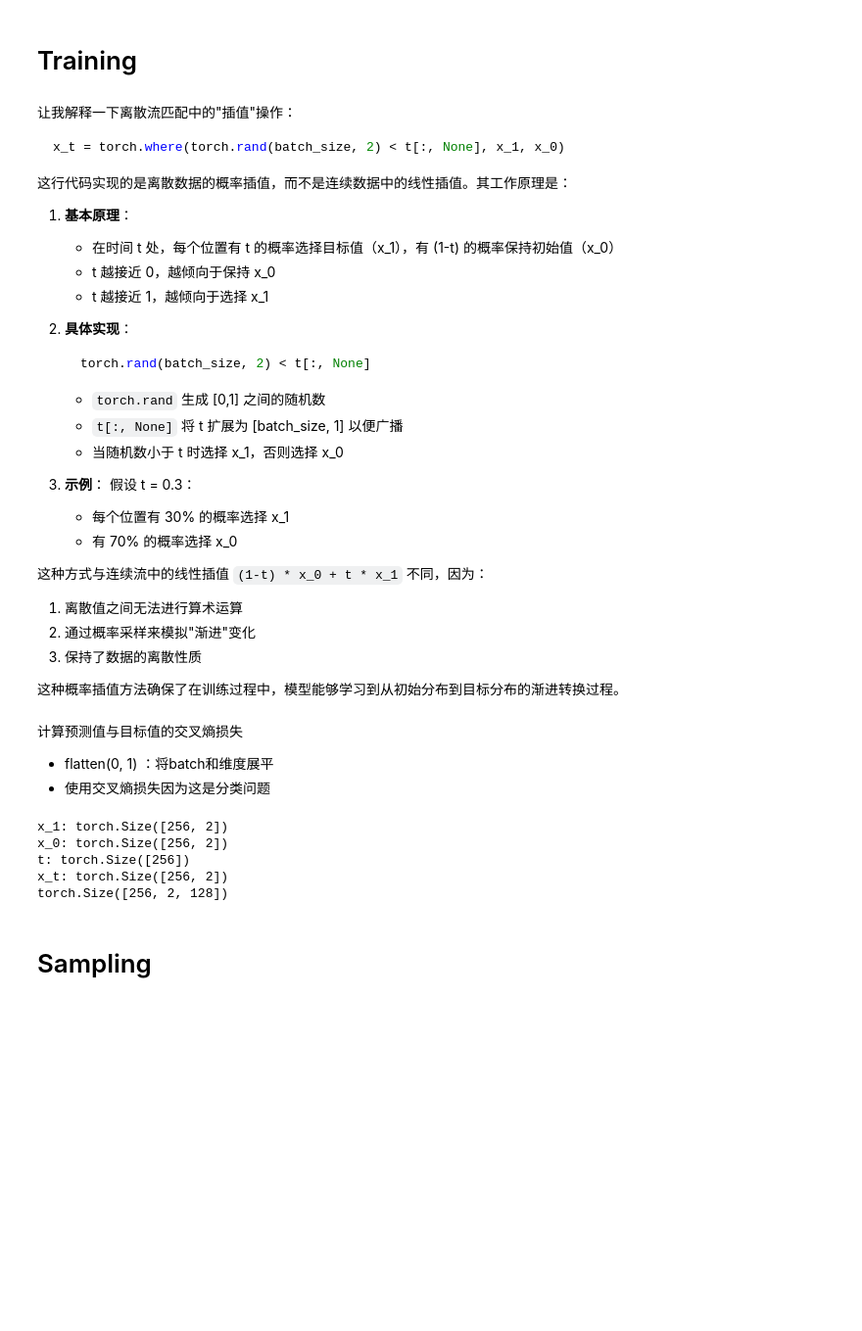
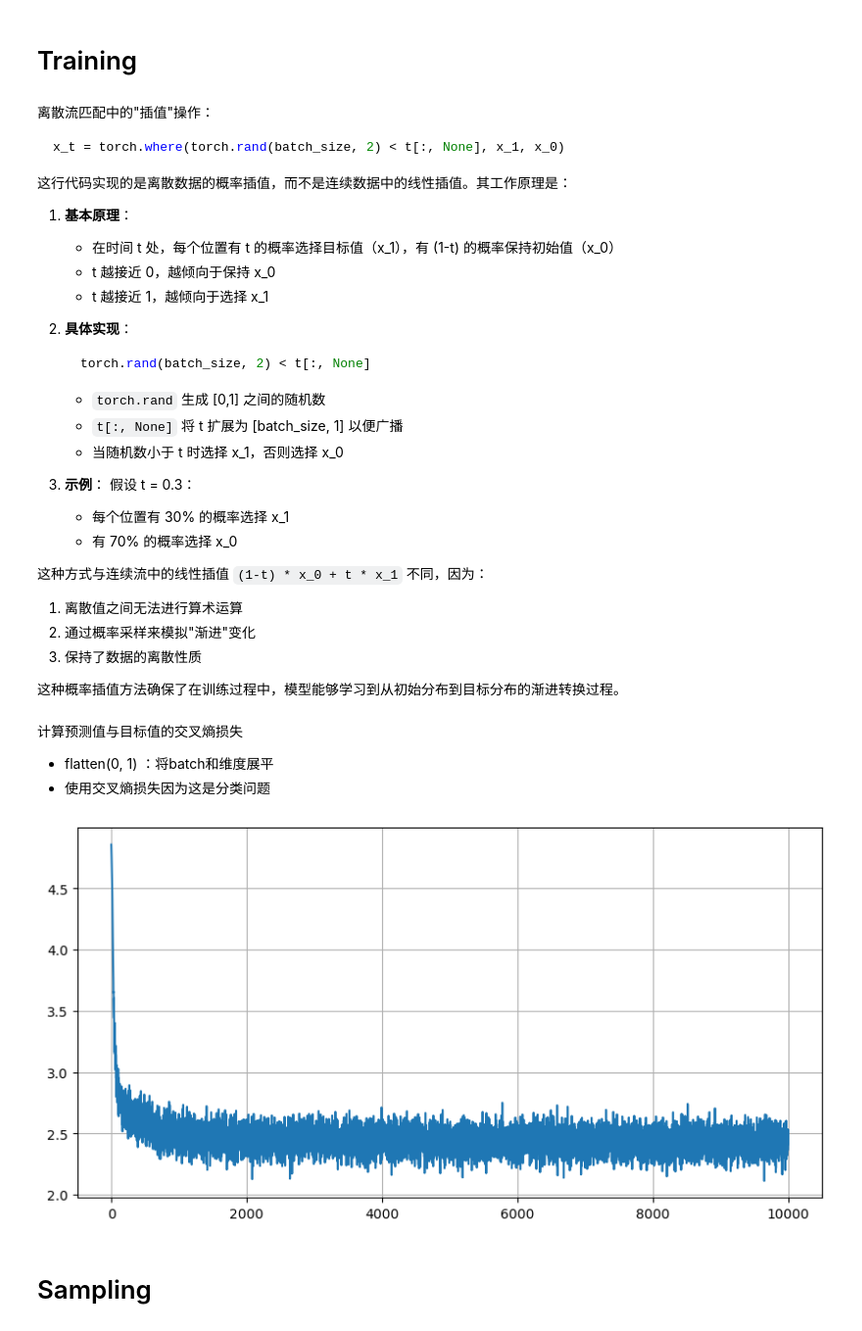
Before and after one commit to offline888/Paper-recover, a Jupyter notebook: Flow_matching/flow_matching-main/examples/standalone_discrete_flow_matching.ipynb, the cells around one changed output. Shown: that part at 98% size. Cells and saved outputs as stored; diff of their text form; code cells hidden in the pictures; blank space fills up the shorter version.

````diff
--- a/Flow_matching/flow_matching-main/examples/standalone_discrete_flow_matching.ipynb
+++ b/Flow_matching/flow_matching-main/examples/standalone_discrete_flow_matching.ipynb
@@ -13,7 +13,9 @@ class DiscreteFlow(nn.Module):
         """
         super().__init__()
         self.v = v  # 词汇表大小
-        self.embed = nn.Embedding(v, h)  # 将离散值嵌入到h维空间
+        # 离散-》连续
+         # 输出：[batch_size, dim, h]
+        self.embed = nn.Embedding(v, h)
         self.net = nn.Sequential(
             nn.Linear(dim * h + 1, h), nn.ELU(),  # 输入维度为dim*h+1(包含时间t)
             nn.Linear(h, h), nn.ELU(),
@@ -28,7 +30,25 @@ class DiscreteFlow(nn.Module):
         Return:
             Tensor: 每个位置的概率分布，形状为[batch_size, dim, v]
         """
-        return self.net(torch.cat((t[:, None], self.embed(x_t).flatten(1, 2)), -1)).reshape(list(x_t.shape) + [self.v])
+        # 1. 将时间t扩展为列向量
+        t_expanded = t[:, None]  # [batch_size, 1]
+
+        # 2. 获取输入x_t的嵌入表示
+        x_embedded = self.embed(x_t)  # [batch_size, dim, h]
+
+        # 3. 将嵌入展平为2D张量
+        x_flat = x_embedded.flatten(1, 2)  # [batch_size, dim*h]
+
+        # 4. 在最后一个维度上拼接时间t和展平的嵌入
+        combined = torch.cat((t_expanded, x_flat), -1)  # [batch_size, dim*h + 1]
+
+        # 5. 通过网络处理
+        output = self.net(combined)  # [batch_size, dim*v]
+
+        # 6. 重塑输出为所需的形状
+        result = output.reshape(list(x_t.shape) + [self.v])  # [batch_size, dim, v]
+
+        return result
 # %% [markdown]
 $p(x_{t+1}|x_t, t) = \text{softmax}(f_\theta(t, \text{embed}(x_t)))$
 
@@ -51,7 +71,7 @@ $p(x_{t+1}|x_t, t) = \text{softmax}(f_\theta(t, \text{embed}(x_t)))$
 # %% [markdown]
 # Training
 # %% [markdown]
-让我解释一下离散流匹配中的"插值"操作：
+离散流匹配中的"插值"操作：
 
 ```python
 x_t = torch.where(torch.rand(batch_size, 2) < t[:, None], x_1, x_0)
@@ -88,44 +108,52 @@ x_t = torch.where(torch.rand(batch_size, 2) < t[:, None], x_1, x_0)
 - flatten(0, 1) ：将batch和维度展平
 - 使用交叉熵损失因为这是分类问题
 # %%
+from tqdm import tqdm
+import matplotlib.pyplot as plt
 config={
     "optimizer": "Adam",
     "learning_rate": 0.001,
     "loss_fn": "CrossEntropyLoss",
     "batch_size": 256,
     "vocab_size": 128,
     "epochs": 10000}
-batch_size = 256
+batch_size = 512
 vocab_size = 128
 model = DiscreteFlow(v=vocab_size)
-optim = torch.optim.Adam(model.parameters(), lr=0.001)
+optim = torch.optim.AdamW(model.parameters(), lr=0.001)
 
-# 训练循环
-for epoch in range(10000):
+
+losses = []
+
+for epoch in tqdm(range(10000), desc="Training"):
     # 生成目标分布数据(月牙形状)并离散化到vocab_size范围内
     x_1 = Tensor(make_moons(batch_size, noise=0.05)[0])
     #将数据缩放（×35）和平移（+50）后裁剪到[0, 127]范围，然后四舍五入为整数
     x_1 = torch.round(torch.clip(x_1 * 35 + 50, min=0.0, max=vocab_size - 1)).long()
     # 生成均匀分布的初始数据
     x_0 = torch.randint(low=0, high=vocab_size, size=(batch_size, 2))
     # 生成随机时间点t
     t = torch.rand(batch_size)
     # 根据时间t插值得到中间分布x_t
     x_t = torch.where(torch.rand(batch_size, 2) < t[:, None], x_1, x_0)
     # 前向传播计算预测结果
     logits = model(x_t, t)
     # 计算交叉熵损失
     loss = nn.functional.cross_entropy(logits.flatten(0, 1), x_1.flatten(0, 1)).mean()
+    # 记录损失值
+    losses.append(loss.item())
     # 反向传播更新参数
     optim.zero_grad()
     loss.backward()
     optim.step()
+
+# 绘制损失函数图
+plt.figure(figsize=(10, 5))
+plt.plot(losses)
+plt.grid(True)
+plt.show()
 # %% [output]
-x_1: torch.Size([256, 2])
-x_0: torch.Size([256, 2])
-t: torch.Size([256])
-x_t: torch.Size([256, 2])
-torch.Size([256, 2, 128])
+[figure, added]
 # %% [markdown]
 # Sampling
 # %%
````
Also changed, not shown: parts of 1 cell of this notebook, 6 other files.
